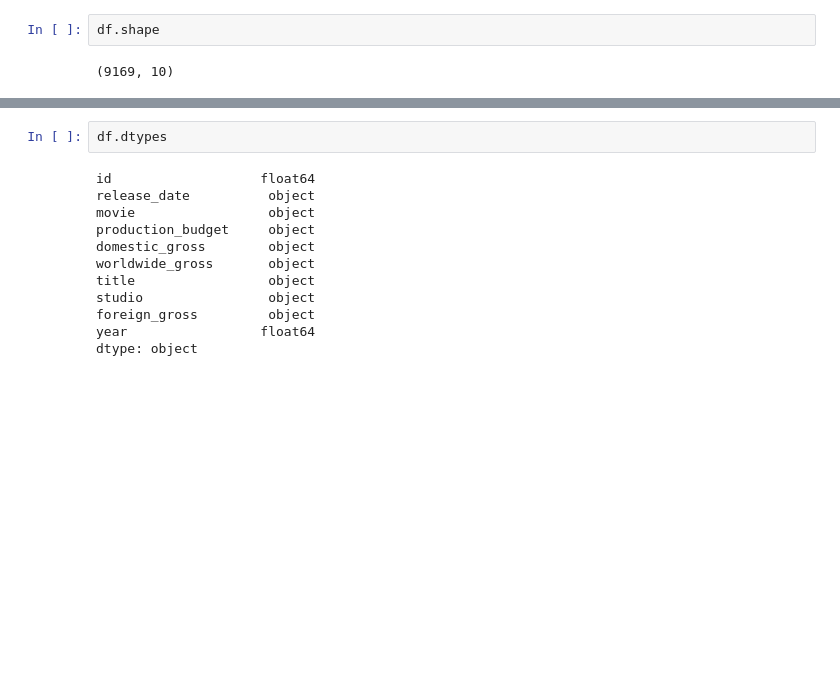
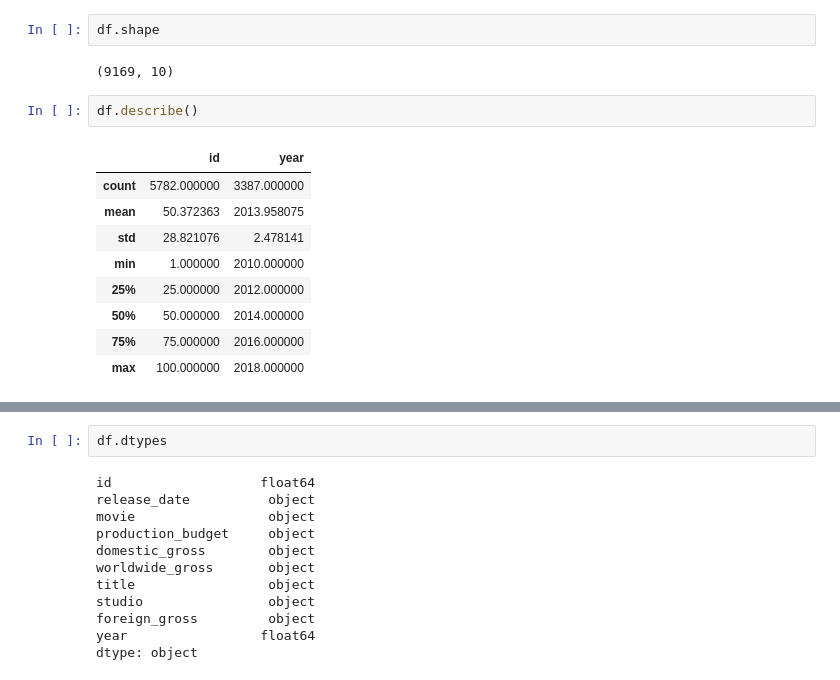
Before and after one commit to Wendy0001/EndofP1, a Jupyter notebook: NotebookP2.ipynb, the cells around one changed output, grey strips where cells are left out. Saved outputs shown, nothing was run; the diff lists cells and outputs as text; blank space fills up the shorter version.

```diff
--- a/NotebookP2.ipynb
+++ b/NotebookP2.ipynb
@@ -174,3 +174,15 @@ df.head()
 df.shape
 # %% [output]
 (9169, 10)
+# %%
+df.describe()
+# %% [output]
+|  | id | year |
+| count | 5782.000000 | 3387.000000 |
+| mean | 50.372363 | 2013.958075 |
+| std | 28.821076 | 2.478141 |
+| min | 1.000000 | 2010.000000 |
+| 25% | 25.000000 | 2012.000000 |
+| 50% | 50.000000 | 2014.000000 |
+| 75% | 75.000000 | 2016.000000 |
+| max | 100.000000 | 2018.000000 |
```
Also changed, not shown: parts of 14 cells of this notebook, 4 other files.
